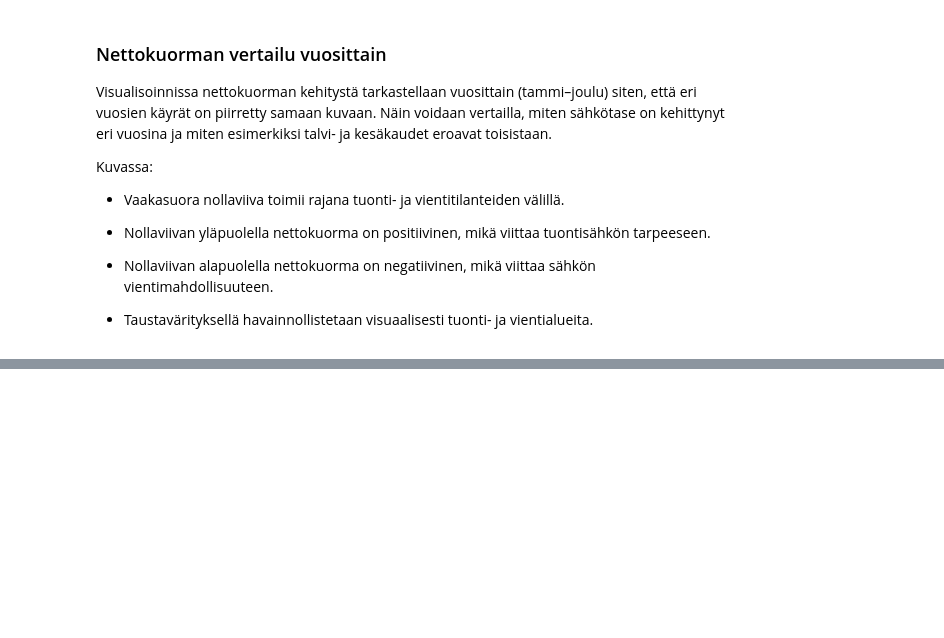
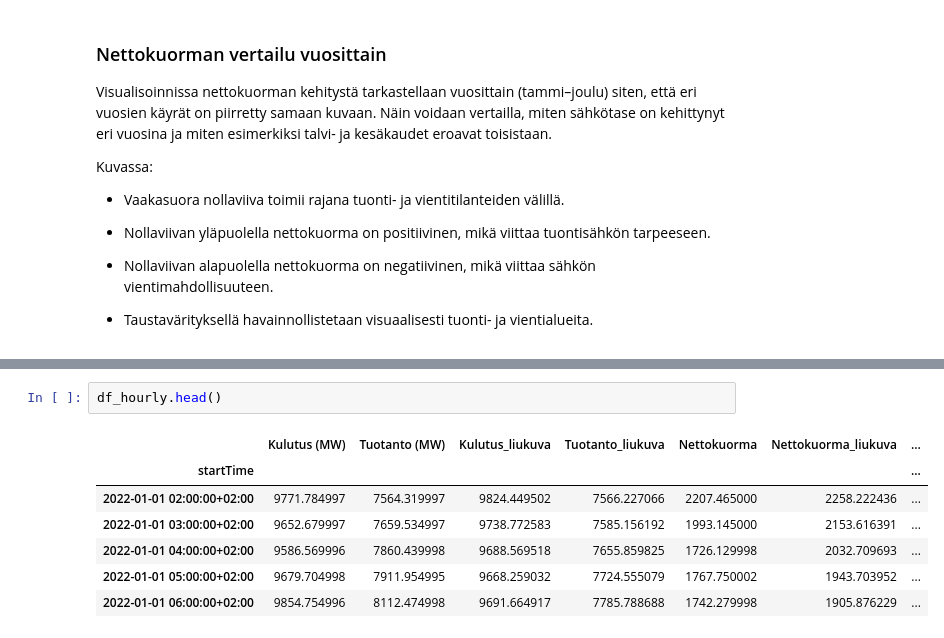
Before and after one commit to Santtulah/thesis, a Jupyter notebook: fingrid.ipynb, the cells around one changed output, grey strips where cells are left out. Drawn from its saved outputs; the diff is of its cells as text; blank space fills up the shorter version.

```diff
--- a/fingrid.ipynb
+++ b/fingrid.ipynb
@@ -423,0 +440,10 @@ Nettokuorman aikasarjasta voidaan havaita useita sähköjärjestelmälle tyypill
+# %%
+df_hourly.head()
+# %% [output]
+|  | Kulutus (MW) | Tuotanto (MW) | Kulutus_liukuva | Tuotanto_liukuva | Nettokuorma | Nettokuorma_liukuva | ... |
+| startTime |  |  |  |  |  |  | ... |
+| 2022-01-01 02:00:00+02:00 | 9771.784997 | 7564.319997 | 9824.449502 | 7566.227066 | 2207.465000 | 2258.222436 | ... |
+| 2022-01-01 03:00:00+02:00 | 9652.679997 | 7659.534997 | 9738.772583 | 7585.156192 | 1993.145000 | 2153.616391 | ... |
+| 2022-01-01 04:00:00+02:00 | 9586.569996 | 7860.439998 | 9688.569518 | 7655.859825 | 1726.129998 | 2032.709693 | ... |
+| 2022-01-01 05:00:00+02:00 | 9679.704998 | 7911.954995 | 9668.259032 | 7724.555079 | 1767.750002 | 1943.703952 | ... |
+| 2022-01-01 06:00:00+02:00 | 9854.754996 | 8112.474998 | 9691.664917 | 7785.788688 | 1742.279998 | 1905.876229 | ... |
```
Also changed, not shown: parts of 14 cells of this notebook, 1 other file.
